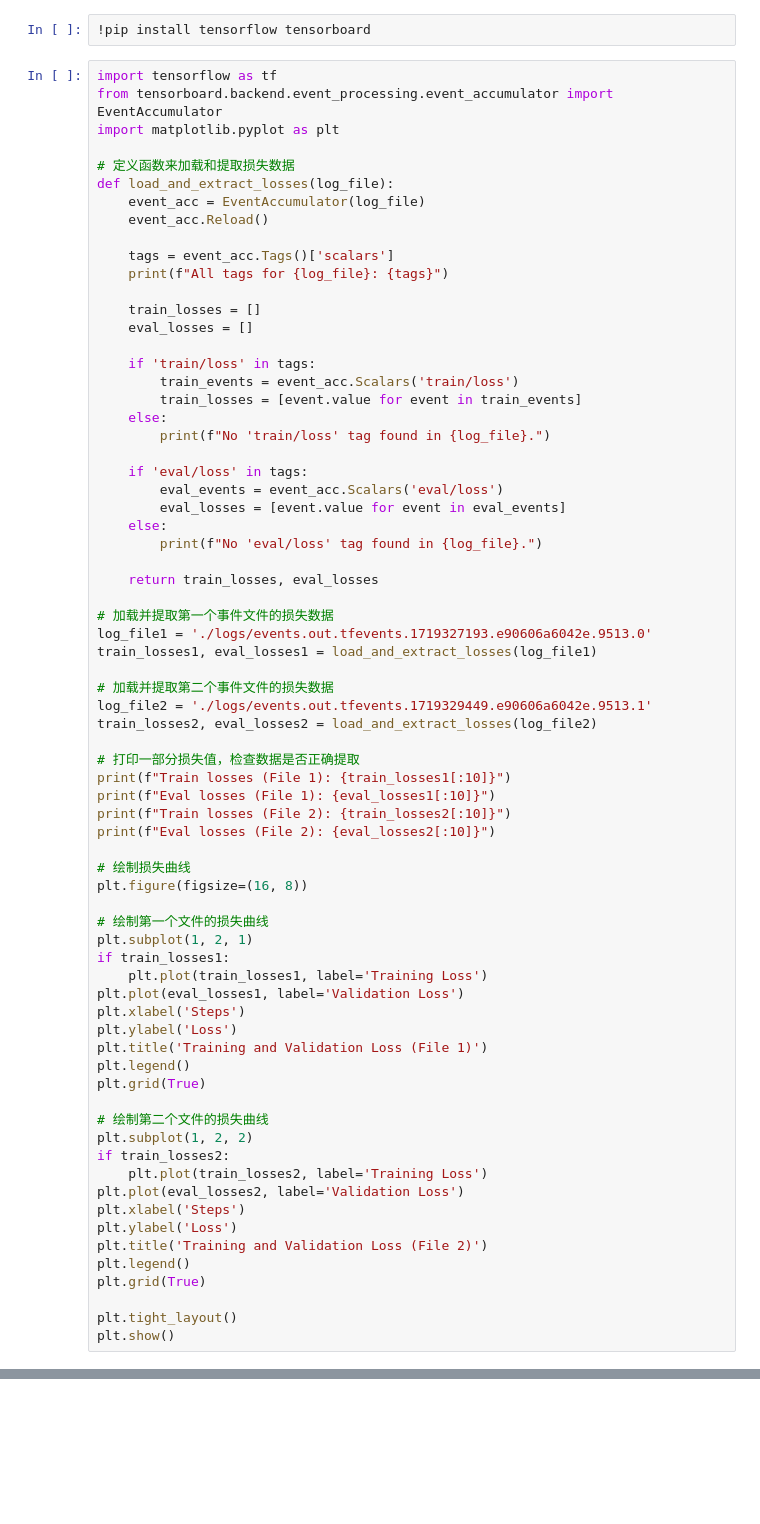
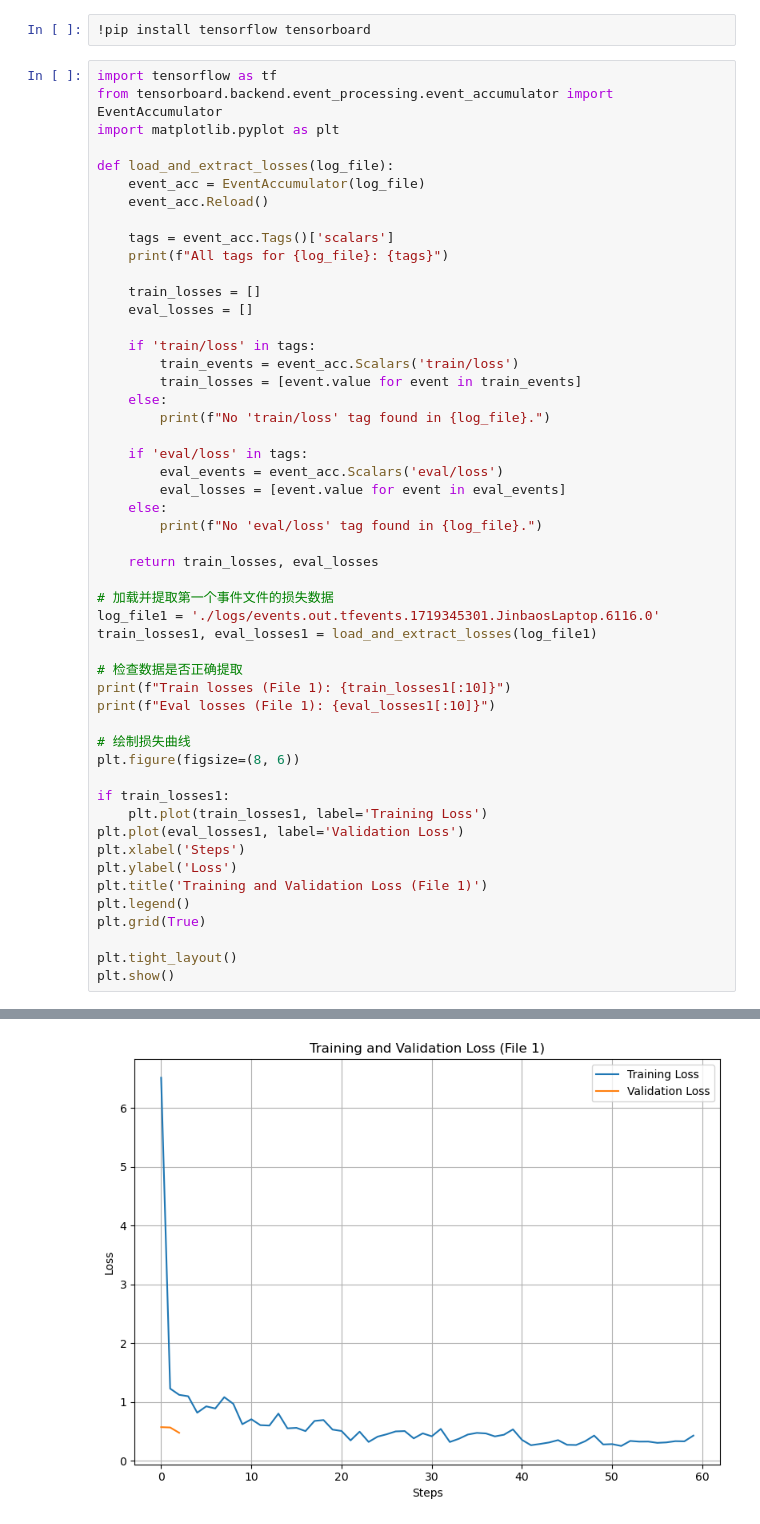
Before and after one commit to Jinbao2333/AIFundamentals2024, a Jupyter notebook: Project_2/Classify.ipynb, the cells around one changed output, grey strips where cells are left out. Drawn from its saved outputs; the diff is of its cells as text; blank space fills up the shorter version.

```diff
--- a/Project_2/Classify.ipynb
+++ b/Project_2/Classify.ipynb
@@ -77,7 +95,6 @@ import tensorflow as tf
 from tensorboard.backend.event_processing.event_accumulator import EventAccumulator
 import matplotlib.pyplot as plt
 
-# 定义函数来加载和提取损失数据
 def load_and_extract_losses(log_file):
     event_acc = EventAccumulator(log_file)
     event_acc.Reload()
@@ -103,24 +120,16 @@ def load_and_extract_losses(log_file):
     return train_losses, eval_losses
 
 # 加载并提取第一个事件文件的损失数据
-log_file1 = './logs/events.out.tfevents.1719327193.e90606a6042e.9513.0'
+log_file1 = './logs/events.out.tfevents.1719345301.JinbaosLaptop.6116.0'
 train_losses1, eval_losses1 = load_and_extract_losses(log_file1)
 
-# 加载并提取第二个事件文件的损失数据
-log_file2 = './logs/events.out.tfevents.1719329449.e90606a6042e.9513.1'
-train_losses2, eval_losses2 = load_and_extract_losses(log_file2)
-
-# 打印一部分损失值，检查数据是否正确提取
+# 检查数据是否正确提取
 print(f"Train losses (File 1): {train_losses1[:10]}")
 print(f"Eval losses (File 1): {eval_losses1[:10]}")
-print(f"Train losses (File 2): {train_losses2[:10]}")
-print(f"Eval losses (File 2): {eval_losses2[:10]}")
 
 # 绘制损失曲线
-plt.figure(figsize=(16, 8))
+plt.figure(figsize=(8, 6))
 
-# 绘制第一个文件的损失曲线
-plt.subplot(1, 2, 1)
 if train_losses1:
     plt.plot(train_losses1, label='Training Loss')
 plt.plot(eval_losses1, label='Validation Loss')
@@ -130,16 +139,6 @@ plt.title('Training and Validation Loss (File 1)')
 plt.legend()
 plt.grid(True)
 
-# 绘制第二个文件的损失曲线
-plt.subplot(1, 2, 2)
-if train_losses2:
-    plt.plot(train_losses2, label='Training Loss')
-plt.plot(eval_losses2, label='Validation Loss')
-plt.xlabel('Steps')
-plt.ylabel('Loss')
-plt.title('Training and Validation Loss (File 2)')
-plt.legend()
-plt.grid(True)
-
 plt.tight_layout()
 plt.show()
+# %% [output]
@@ -145,0 +148 @@ plt.show()
+[figure, added]
```
Also changed, not shown: parts of 4 cells of this notebook, 21 other files.
